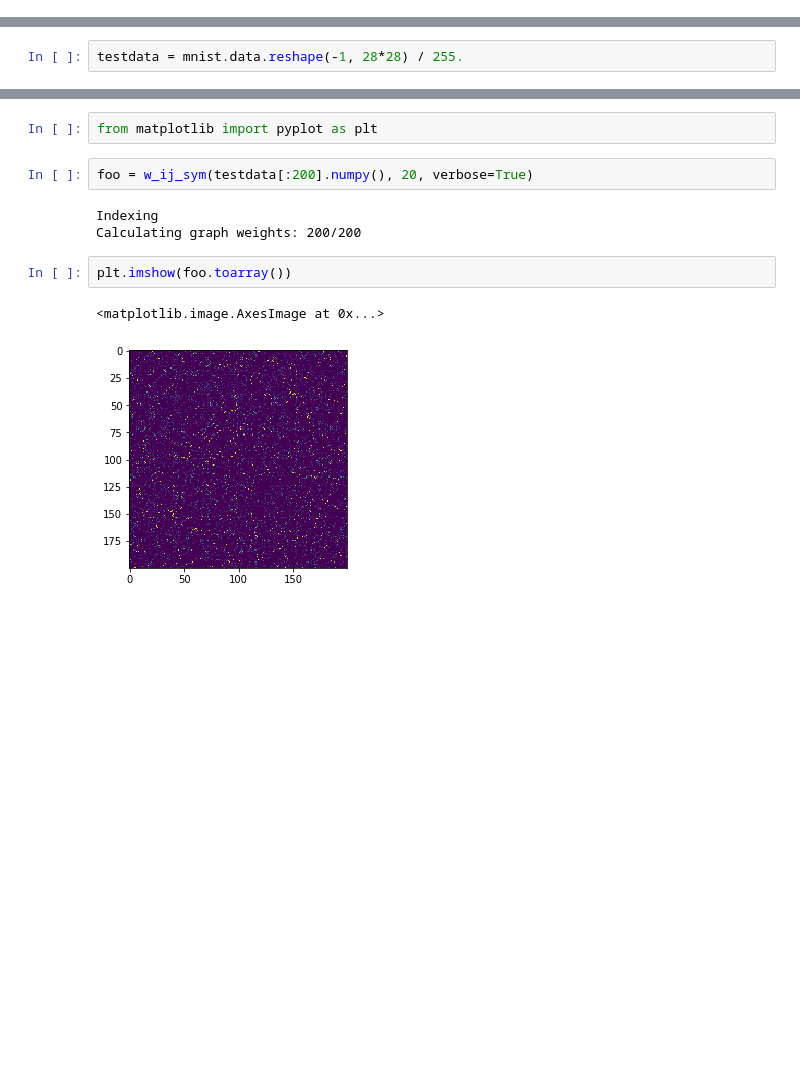
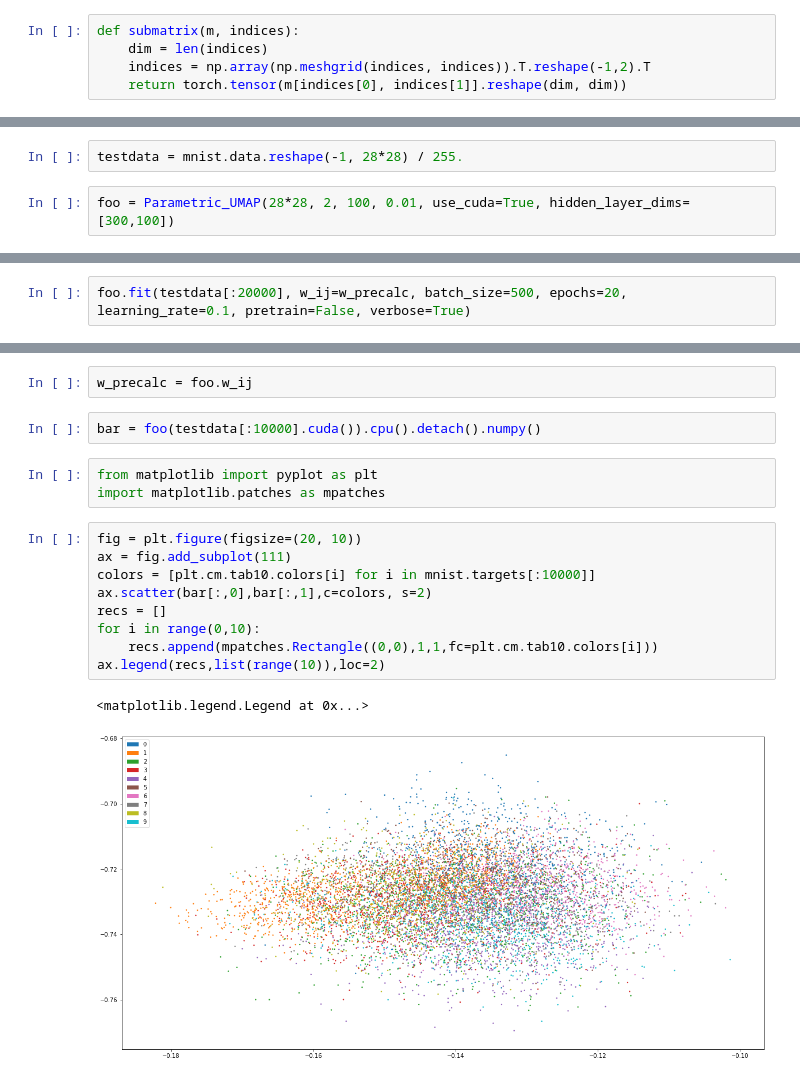
Before and after one commit to einbandi/ptsne-pytorch, a Jupyter notebook: pumap.ipynb, the cells around one changed output, grey strips where cells are left out. Cells and saved outputs as stored; diff of their text form; blank space fills up the shorter version.

Commit message:
added two variants of umap (both not working yet)

```diff
--- a/pumap.ipynb
+++ b/pumap.ipynb
@@ -61,0 +103,5 @@ def total(diffs, w, a, b, eps=0.001):
+# %%
+def submatrix(m, indices):
+    dim = len(indices)
+    indices = np.array(np.meshgrid(indices, indices)).T.reshape(-1,2).T
+    return torch.tensor(m[indices[0], indices[1]].reshape(dim, dim))
@@ -73,3 +273,5 @@ mnist = MNIST(
 )
 # %%
 testdata = mnist.data.reshape(-1, 28*28) / 255.
+# %%
+foo = Parametric_UMAP(28*28, 2, 100, 0.01, use_cuda=True, hidden_layer_dims=[300,100])
@@ -75,0 +284,2 @@ testdata = mnist.data.reshape(-1, 28*28) / 255.
+# %%
+foo.fit(testdata[:20000], w_ij=w_precalc, batch_size=500, epochs=20, learning_rate=0.1, pretrain=False, verbose=True)
@@ -76,12 +294,19 @@ testdata = mnist.data.reshape(-1, 28*28) / 255.
+# %%
+w_precalc = foo.w_ij
+# %%
+bar = foo(testdata[:10000].cuda()).cpu().detach().numpy()
 # %%
 from matplotlib import pyplot as plt
+import matplotlib.patches as mpatches
-# %%
-foo = w_ij_sym(testdata[:200].numpy(), 20, verbose=True)
-# %% [output]
-Indexing
-Calculating graph weights: 200/200
-# %%
-plt.imshow(foo.toarray())
-# %% [output]
-<matplotlib.image.AxesImage at 0x...>
-[figure, removed]
+# %%
+fig = plt.figure(figsize=(20, 10))
+ax = fig.add_subplot(111)
+colors = [plt.cm.tab10.colors[i] for i in mnist.targets[:10000]]
+ax.scatter(bar[:,0],bar[:,1],c=colors, s=2)
+recs = []
+for i in range(0,10):
+    recs.append(mpatches.Rectangle((0,0),1,1,fc=plt.cm.tab10.colors[i]))
+ax.legend(recs,list(range(10)),loc=2)
+# %% [output]
+<matplotlib.legend.Legend at 0x...>
+[figure, added]
```
Also changed, not shown: parts of 11 cells of this notebook, 1 other file.
